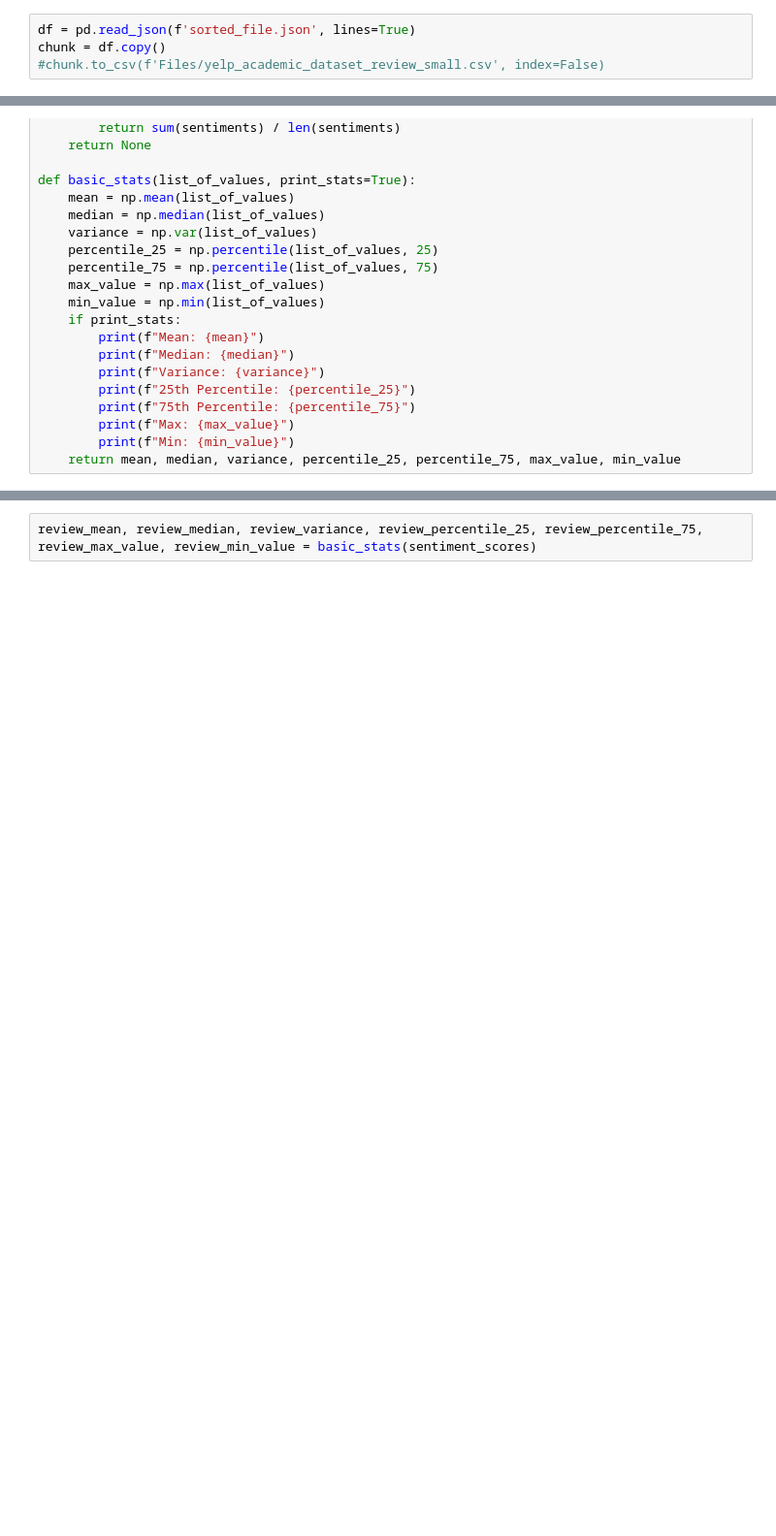
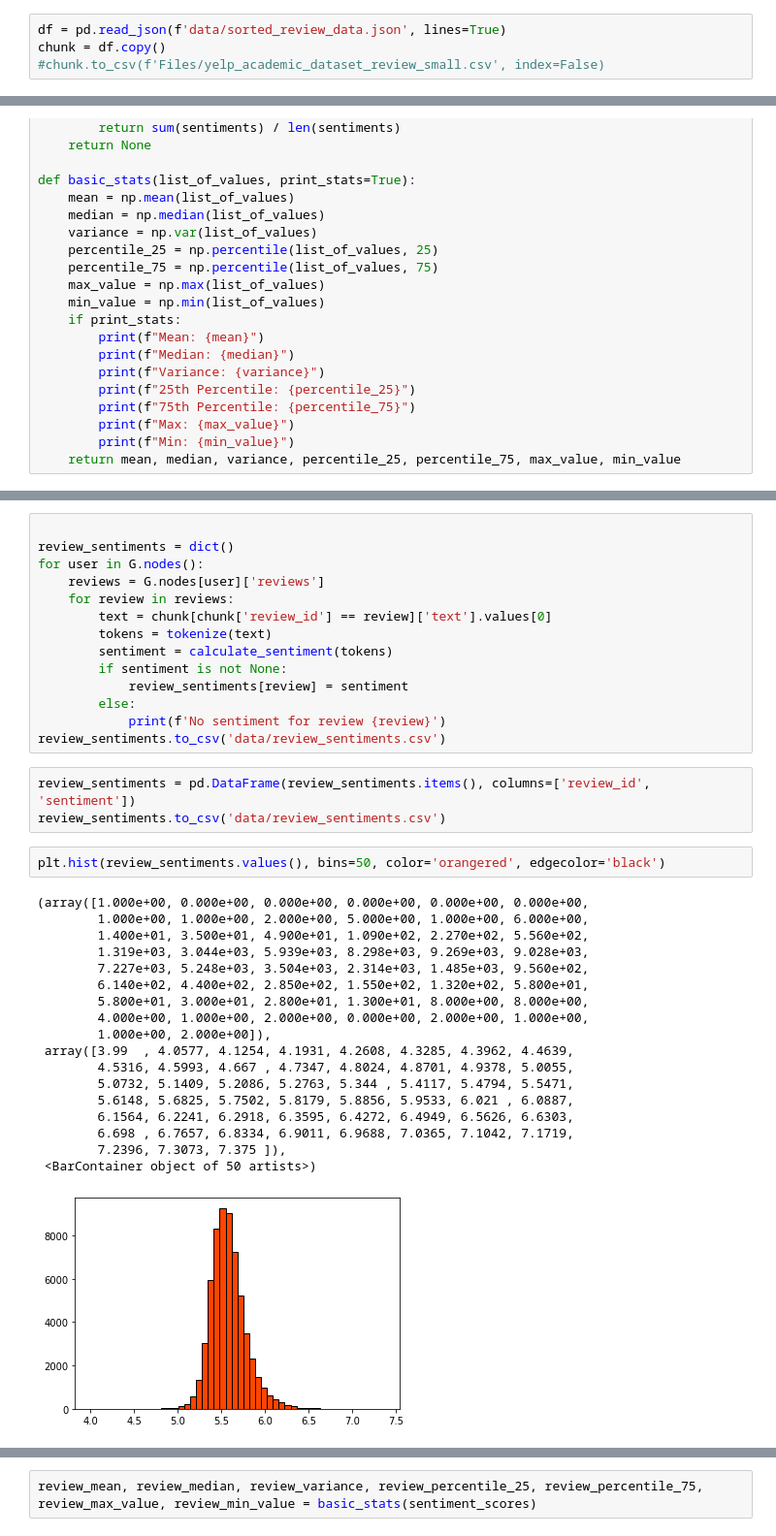
Before and after one commit to FredBingz/02805YelpProject, a Jupyter notebook: sentiment_analysis.ipynb, the cells around one changed output, grey strips where cells are left out. Shown at 97% size. Drawn from its saved outputs; the diff is of its cells as text; blank space fills up the shorter version.

Commit message:
sentiment and geo update

```diff
--- a/sentiment_analysis.ipynb
+++ b/sentiment_analysis.ipynb
@@ -37,7 +37,7 @@ print(f'Number of users that has reviewed {number_of_reviews} times: {count_user
 # %% [output]
 Number of users that has reviewed 20 times: 3024
 # %%
-df = pd.read_json(f'sorted_file.json', lines=True)
+df = pd.read_json(f'data/sorted_review_data.json', lines=True)
 chunk = df.copy()
 #chunk.to_csv(f'Files/yelp_academic_dataset_review_small.csv', index=False)
 # %%
@@ -222,3 +241,41 @@ sentiment_dict = dict(zip(df['word'].str.lower(), df['happiness_average']))
+# %%
+
+review_sentiments = dict()
+for user in G.nodes():
+    reviews = G.nodes[user]['reviews']
+    for review in reviews:
+        text = chunk[chunk['review_id'] == review]['text'].values[0]
+        tokens = tokenize(text)
+        sentiment = calculate_sentiment(tokens)
+        if sentiment is not None:
+            review_sentiments[review] = sentiment
+        else:
+            print(f'No sentiment for review {review}')
+review_sentiments.to_csv('data/review_sentiments.csv')
+# %%
+review_sentiments = pd.DataFrame(review_sentiments.items(), columns=['review_id', 'sentiment'])
+review_sentiments.to_csv('data/review_sentiments.csv')
+# %%
+plt.hist(review_sentiments.values(), bins=50, color='orangered', edgecolor='black')
+# %% [output]
+(array([1.000e+00, 0.000e+00, 0.000e+00, 0.000e+00, 0.000e+00, 0.000e+00,
+        1.000e+00, 1.000e+00, 2.000e+00, 5.000e+00, 1.000e+00, 6.000e+00,
+        1.400e+01, 3.500e+01, 4.900e+01, 1.090e+02, 2.270e+02, 5.560e+02,
+        1.319e+03, 3.044e+03, 5.939e+03, 8.298e+03, 9.269e+03, 9.028e+03,
+        7.227e+03, 5.248e+03, 3.504e+03, 2.314e+03, 1.485e+03, 9.560e+02,
+        6.140e+02, 4.400e+02, 2.850e+02, 1.550e+02, 1.320e+02, 5.800e+01,
+        5.800e+01, 3.000e+01, 2.800e+01, 1.300e+01, 8.000e+00, 8.000e+00,
+        4.000e+00, 1.000e+00, 2.000e+00, 0.000e+00, 2.000e+00, 1.000e+00,
+        1.000e+00, 2.000e+00]),
+ array([3.99  , 4.0577, 4.1254, 4.1931, 4.2608, 4.3285, 4.3962, 4.4639,
+        4.5316, 4.5993, 4.667 , 4.7347, 4.8024, 4.8701, 4.9378, 5.0055,
+        5.0732, 5.1409, 5.2086, 5.2763, 5.344 , 5.4117, 5.4794, 5.5471,
+        5.6148, 5.6825, 5.7502, 5.8179, 5.8856, 5.9533, 6.021 , 6.0887,
+        6.1564, 6.2241, 6.2918, 6.3595, 6.4272, 6.4949, 6.5626, 6.6303,
+        6.698 , 6.7657, 6.8334, 6.9011, 6.9688, 7.0365, 7.1042, 7.1719,
+        7.2396, 7.3073, 7.375 ]),
+ <BarContainer object of 50 artists>)
+[figure, added]
 # %%
 # go through G, and for every node, calculate the sentiment the text in chunks
 sentiment_scores = []
```
Also changed, not shown: parts of 4 cells of this notebook, 4 other files.
